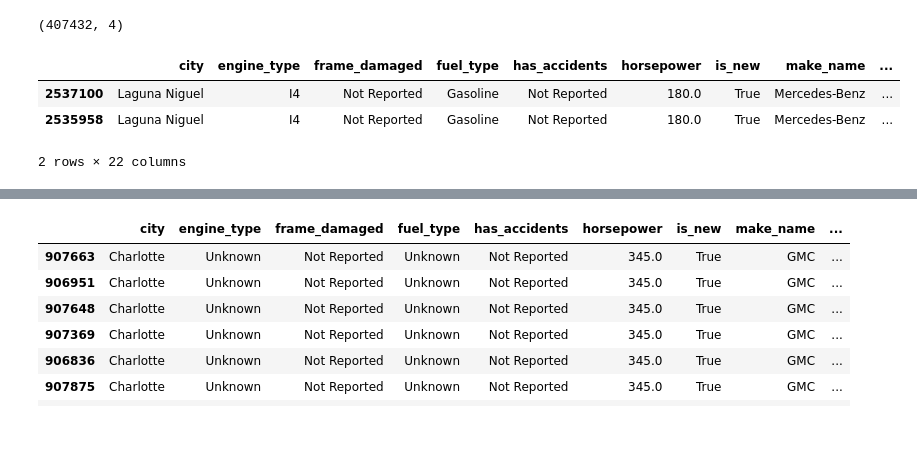
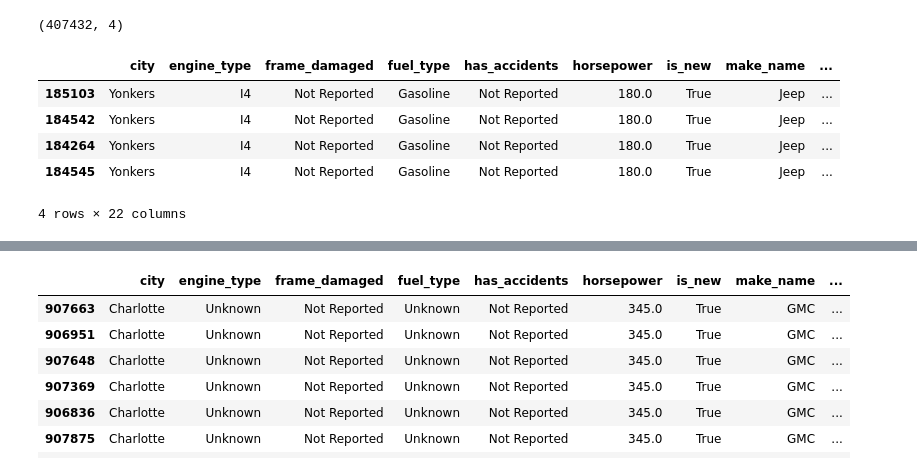
Before and after one commit to CaseyKiiza2026/vehicle-valuation-platform, a Jupyter notebook: notebooks/other_model.ipynb, the cells around one changed output, grey strips where cells are left out. Cells and saved outputs as stored; diff of their text form; code cells hidden in the pictures; blank space fills up the shorter version.

```diff
--- a/notebooks/other_model.ipynb
+++ b/notebooks/other_model.ipynb
@@ -618,15 +618,17 @@ train_analysis.shape
 # %% [output]
 (407432, 4)
 # %%
-sus_hash = 16468349563739211745   # replace with whatever hash you want
+sus_hash = 5492722262828514893  # replace with whatever hash you want
 
 rows = X_train.loc[train_hashes == sus_hash].copy()
 rows["price"] = y_train.loc[rows.index]
 
 rows
 # %% [output]
 |  | city | engine_type | frame_damaged | fuel_type | has_accidents | horsepower | is_new | make_name | ... |
-| 2537100 | Laguna Niguel | I4 | Not Reported | Gasoline | Not Reported | 180.0 | True | Mercedes-Benz | ... |
-| 2535958 | Laguna Niguel | I4 | Not Reported | Gasoline | Not Reported | 180.0 | True | Mercedes-Benz | ... |
+| 185103 | Yonkers | I4 | Not Reported | Gasoline | Not Reported | 180.0 | True | Jeep | ... |
+| 184542 | Yonkers | I4 | Not Reported | Gasoline | Not Reported | 180.0 | True | Jeep | ... |
+| 184264 | Yonkers | I4 | Not Reported | Gasoline | Not Reported | 180.0 | True | Jeep | ... |
+| 184545 | Yonkers | I4 | Not Reported | Gasoline | Not Reported | 180.0 | True | Jeep | ... |
-2 rows × 22 columns
+4 rows × 22 columns
 # %%
```
Also changed, not shown: parts of 6 cells of this notebook.
